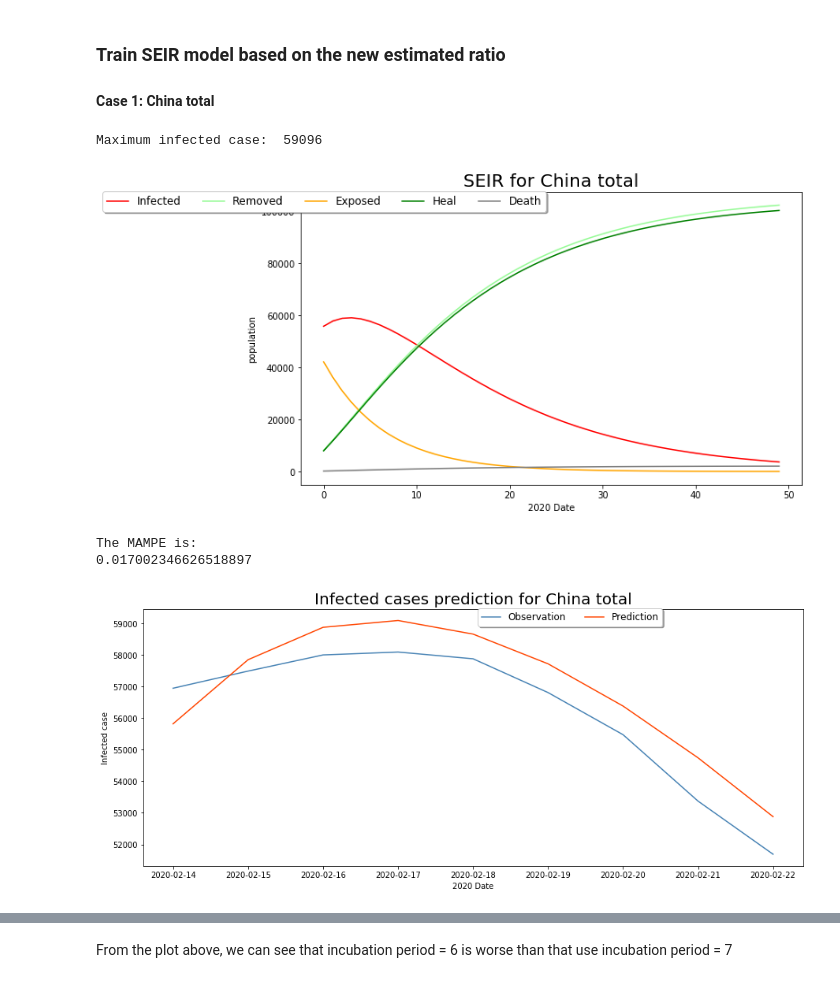
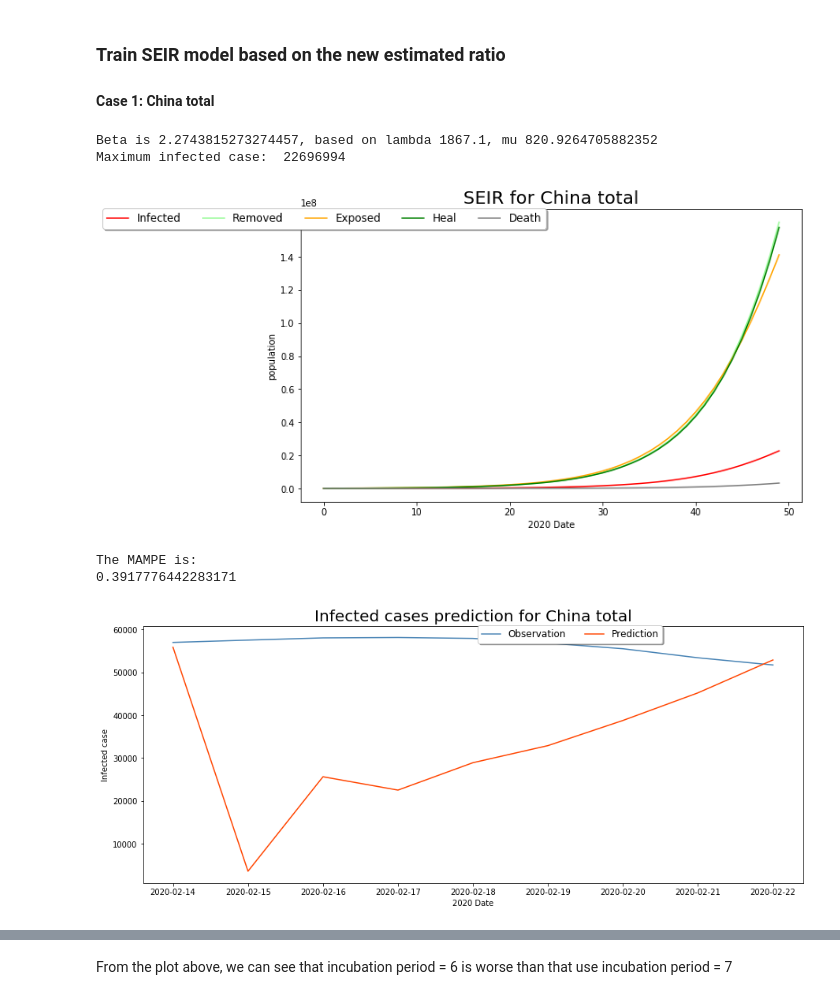
Before and after one commit to docligot/CoronaTracker-simulteModel, a Jupyter notebook: mcmc_SEIR/Ratio_MCMC_SEIR.ipynb, the cells around one changed output, grey strips where cells are left out. Drawn from its saved outputs; the diff is of its cells as text; code cells hidden in the pictures.

```diff
--- a/mcmc_SEIR/Ratio_MCMC_SEIR.ipynb
+++ b/mcmc_SEIR/Ratio_MCMC_SEIR.ipynb
@@ -60,5 +60,6 @@ SIR_data = df[['date', 'Days', 'countryCode','province', 'city', 'net_confirmed'
 # Use data before 2020-02-14 for train model
 China_df = SIR_data[SIR_data['date'] < datetime.datetime(2020, 2, 14)]
 China_total = get_China_total(China_df)
+China_total['new infected'] = China_total['I'].diff().fillna(1)
 China_total.tail(2)
 # %% [output]
@@ -96,8 +101,16 @@ def new_SEIR_estimation(data, E0, rateAl, rateIR, population, MCMC_estimate, tit
     I0 = list(data['I'])[-1]
     R0 = list(data['R'])[-1]
     S0 = population - I0 - E0 - R0
+    mu = data['new infected'].mean()
 
-    est_beta = MCMC_estimate/population # based on MCMC result
+    # force rateIR>=1
+    if rateIR>=1:
+        rateIR = 1
+
+
+
+    est_beta = MCMC_estimate/mu # based on MCMC result
+    print("Beta is {}, based on lambda {}, mu {}".format(est_beta, MCMC_estimate, mu))
     result = run_SEIR(Est_beta = est_beta, econ=50, E0=E0, R0=R0, I0 = I0, population=population,
              rateIR=rateIR, rateAl = rateAl,
              title = title, death_rate=0.02, show_Sus = False)
@@ -109,9 +122,9 @@ def new_SEIR_estimation(data, E0, rateAl, rateIR, population, MCMC_estimate, tit
 # suppose the real number of suscepted individuals on 13 Feb
 E0 = list(China_total['E'])[-1] * 3 # ratio get from result above
 population = China_population
-MCMC_estimate = 2265.6
-rateAl = 1/7
-rateIR=1/14
+MCMC_estimate = 1867.1
+rateAl = 1/5.6
+rateIR=1/(6.4-5.6)
 title = 'SEIR for China total'
 
 """
@@ -168,16 +182,18 @@ np.mean(ratios)
 #### Case 1: China total
 # %%
 # suppose the real number of suscepted individuals on 13 Feb
-E0 = list(China_total['E'])[-1] * np.mean(ratios)
+E0 = list(China_total['E'])[-1] * 2 #np.mean(ratios)
+
 """
 Calculate MAPE test score using SEIR model result
 """
 result = new_SEIR_estimation(China_total, E0, rateAl, rateIR, population, MCMC_estimate, title)
 test = get_China_total(SIR_data[SIR_data['date'] >= datetime.datetime(2020, 2, 14)])
 plot_test_data_with_MAPE(test, result, 'Infected cases prediction for China total')
 # %% [output]
-Maximum infected case:  59096
+Beta is 2.2743815273274457, based on lambda 1867.1, mu 820.9264705882352
+Maximum infected case:  22696994
-[figure, old version]
+[figure, new version]
 The MAMPE is:
-0.017002346626518897
+0.3917776442283171
-[figure, old version]
+[figure, new version]
```
Also changed, not shown: parts of 7 cells of this notebook.
